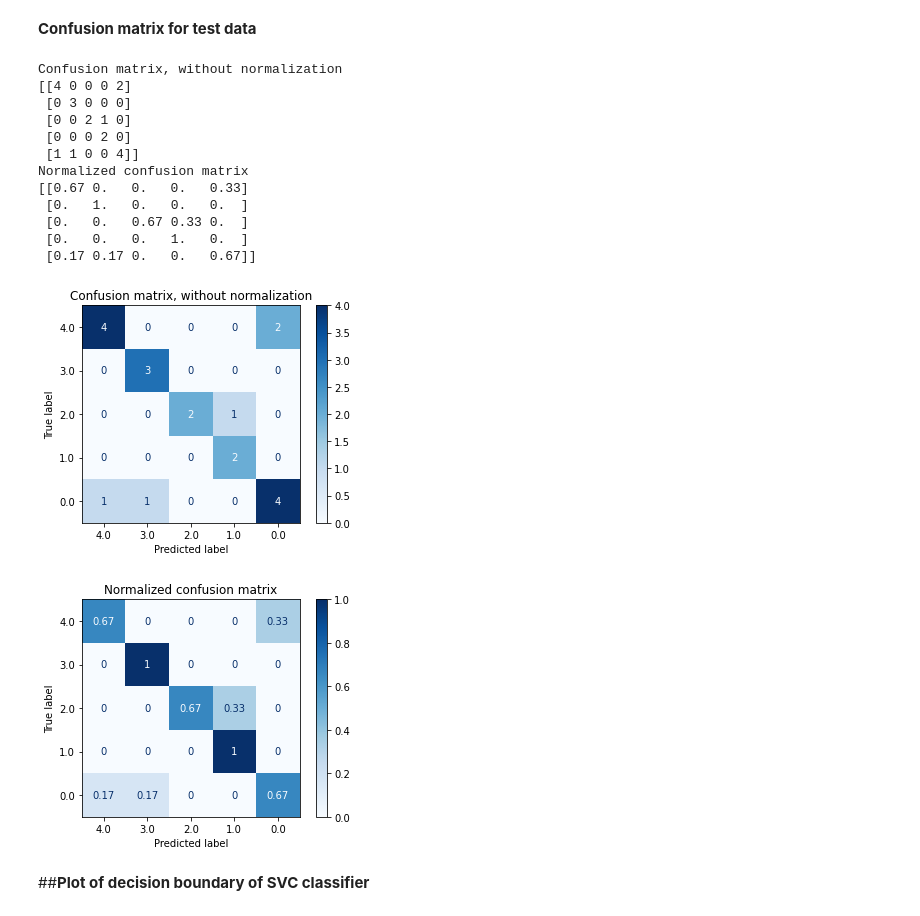
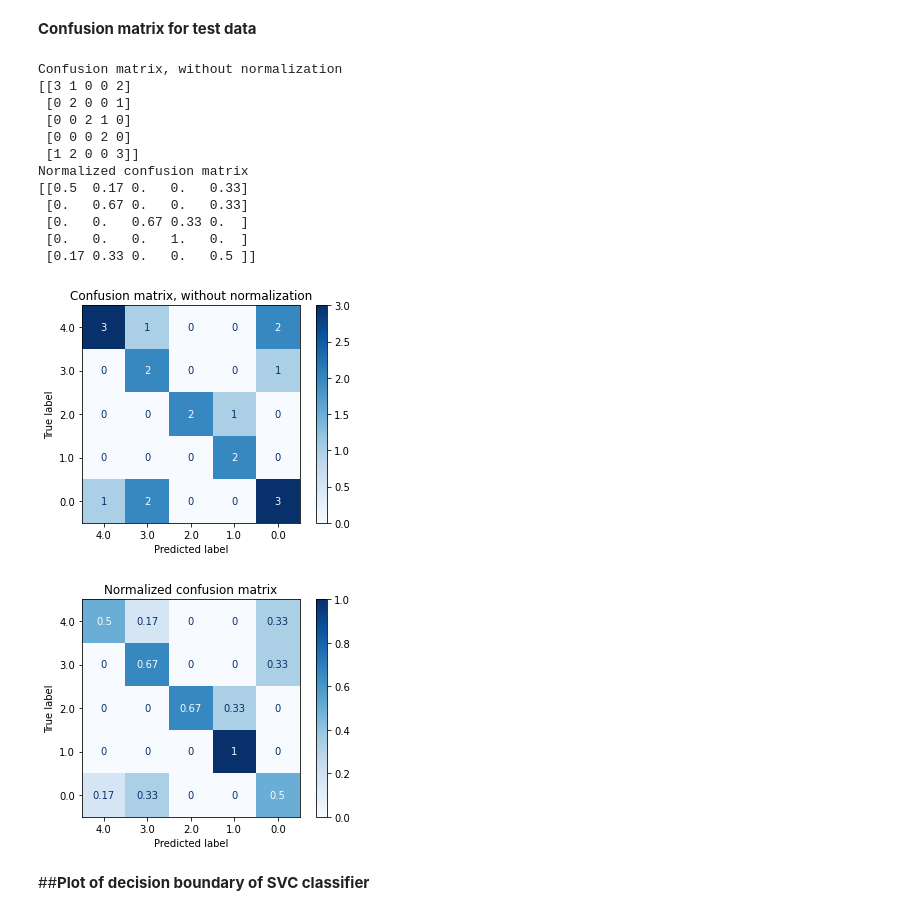
Before and after one commit to pra1608/Data-mining, a Jupyter notebook: ME780Examques2.ipynb, the cells around one changed output. Drawn from its saved outputs; the diff is of its cells as text; code cells hidden in the pictures.

```diff
--- a/ME780Examques2.ipynb
+++ b/ME780Examques2.ipynb
@@ -129,13 +125,16 @@ plt.show()
 ##***Confusion Matrix for the Decision tree classifier***
 # %% [markdown]
 **Confusion Matrix for training data**
+# %%
+clfd = DecisionTreeClassifier().fit(X_train, y_train)
 # %%
 from sklearn.metrics import plot_confusion_matrix
+
 np.set_printoptions(precision=2)
 titles_options = [("Confusion matrix, without normalization", None),
                   ("Normalized confusion matrix", 'true')]
 for title, normalize in titles_options:
-    disp1 = plot_confusion_matrix(clf, X_train, y_train,
+    disp1 = plot_confusion_matrix(clfd, X_train, y_train,
                                  display_labels=(df[df.columns[-1]].unique()),
                                  cmap=plt.cm.Blues,
                                  normalize=normalize)
@@ -143,7 +142,7 @@ for title, normalize in titles_options:
 
     print(title)
     print(disp1.confusion_matrix)
-
+plt.savefig("Confusion Matrix for train",dpi = 150)
 plt.show()
 # %% [output]
 Confusion matrix, without normalization
@@ -165,37 +164,37 @@ Normalized confusion matrix
 # %%
 from sklearn.metrics import plot_confusion_matrix
 np.set_printoptions(precision=2)
 titles_options = [("Confusion matrix, without normalization", None),
                   ("Normalized confusion matrix", 'true')]
 for title, normalize in titles_options:
 
-    disp = plot_confusion_matrix(clf, X_test, y_test,
+    disp = plot_confusion_matrix(clfd, X_test, y_test,
                                  display_labels=(df[df.columns[-1]].unique()),
                                  cmap=plt.cm.Blues,
                                  normalize=normalize)
 
     disp.ax_.set_title(title)
 
     print(title)
     print(disp.confusion_matrix)
 
-
+plt.savefig("Confusion Matrix for test")
 plt.show()
 # %% [output]
 Confusion matrix, without normalization
-[[4 0 0 0 2]
- [0 3 0 0 0]
+[[3 1 0 0 2]
+ [0 2 0 0 1]
  [0 0 2 1 0]
  [0 0 0 2 0]
- [1 1 0 0 4]]
+ [1 2 0 0 3]]
 Normalized confusion matrix
-[[0.67 0.   0.   0.   0.33]
- [0.   1.   0.   0.   0.  ]
+[[0.5  0.17 0.   0.   0.33]
+ [0.   0.67 0.   0.   0.33]
  [0.   0.   0.67 0.33 0.  ]
  [0.   0.   0.   1.   0.  ]
- [0.17 0.17 0.   0.   0.67]]
+ [0.17 0.33 0.   0.   0.5 ]]
-[figure, old version]
+[figure, new version]
-[figure, old version]
+[figure, new version]
 # %% [markdown]
 ##**Plot of decision boundary of SVC classifier**
 # %% [markdown]
```
Also changed, not shown: parts of 9 cells of this notebook.
